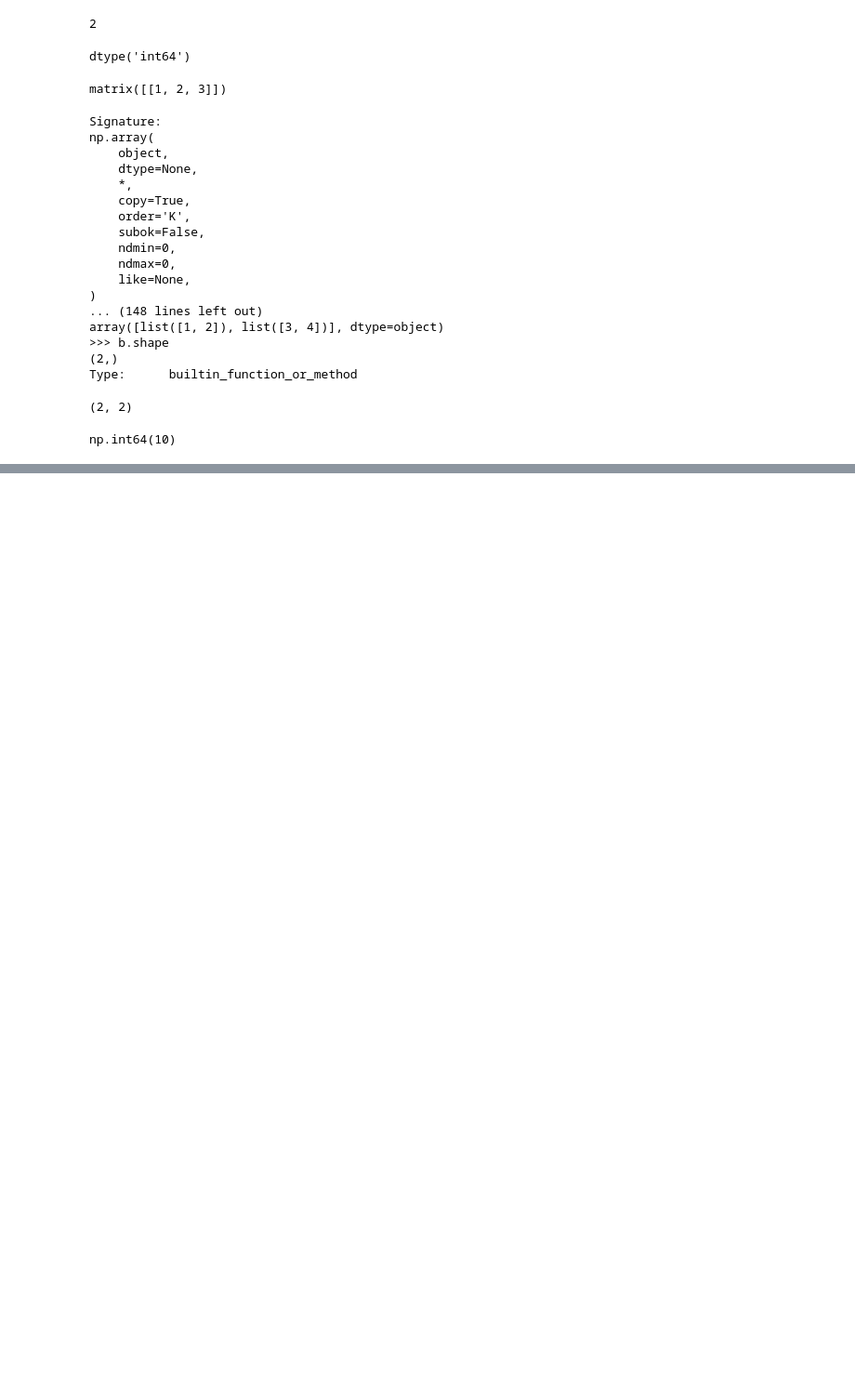
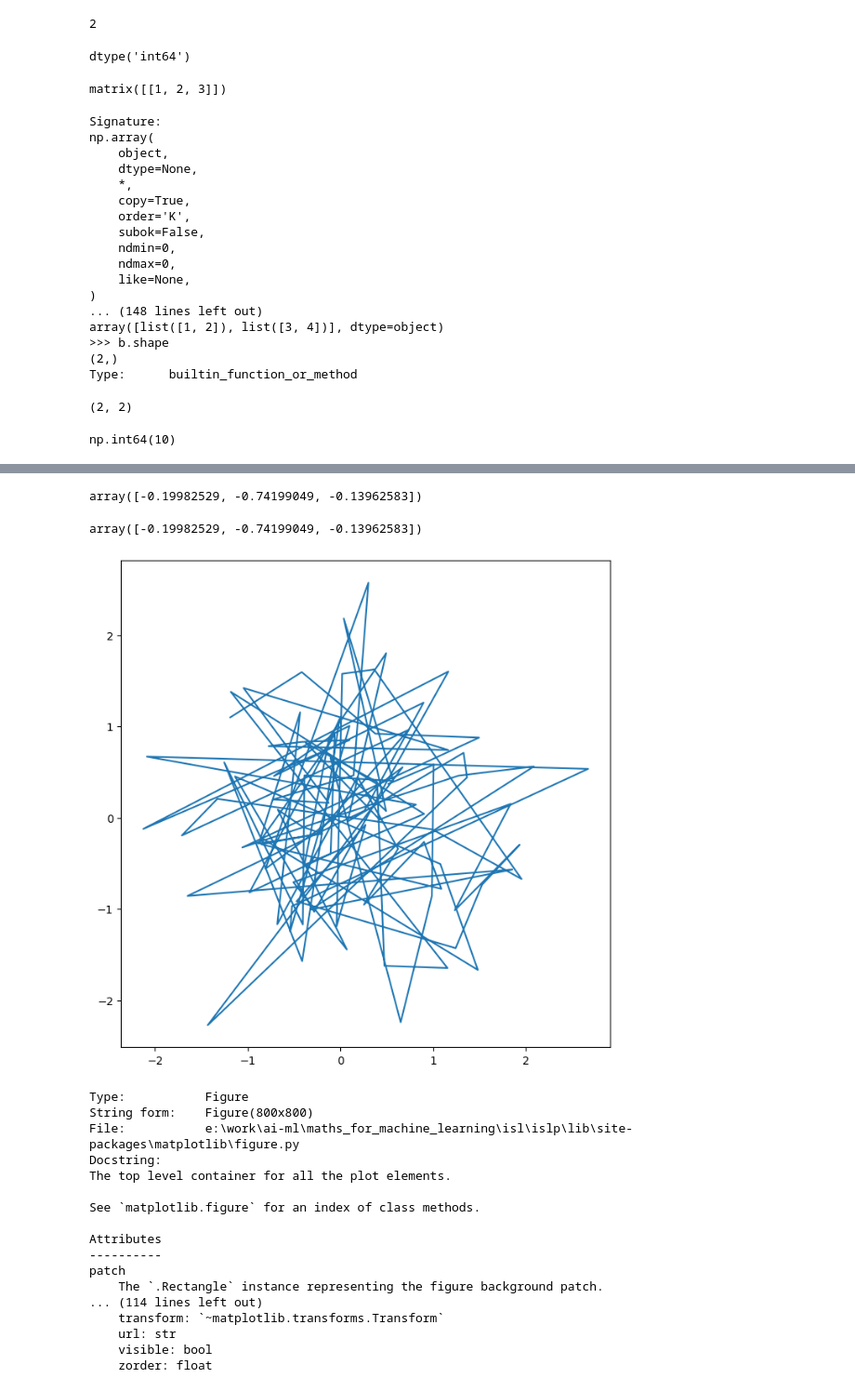
Before and after one commit to Tanmay-yadav/AI-ML, a Jupyter notebook: MATHS_FOR_MACHINE_LEARNING/ISL/Chapter-2/introduction.ipynb, the cells around one changed output, grey strips where cells are left out. Shown at 93% size. Saved outputs shown, nothing was run; the diff lists cells and outputs as text; code cells hidden in the pictures; blank space fills up the shorter version.

```diff
--- a/MATHS_FOR_MACHINE_LEARNING/ISL/Chapter-2/introduction.ipynb
+++ b/MATHS_FOR_MACHINE_LEARNING/ISL/Chapter-2/introduction.ipynb
@@ -236,0 +267,5 @@ np.int64(10)
+# %%
+rng =np.random.default_rng(1303)
+print(rng.normal(scale=5,size=2))
+rng2 =np.random.default_rng(1303)
+print(rng2.normal(scale=5,size=2))
@@ -236,0 +319,34 @@ np.int64(10)
+# %%
+X.mean(axis=0)
+# %% [output]
+array([-0.19982529, -0.74199049, -0.13962583])
+# %%
+X.mean(0)
+# %% [output]
+array([-0.19982529, -0.74199049, -0.13962583])
+# %%
+from matplotlib.pyplot import subplots
+fig,ax=subplots(figsize=(8,8))
+x=rng.standard_normal(100)
+y=rng.standard_normal(100)
+ax.plot(x,y)
+fig?
+# %% [output]
+[figure, added]
+Type:           Figure
+String form:    Figure(800x800)
+File:           e:\work\ai-ml\maths_for_machine_learning\isl\islp\lib\site-packages\matplotlib\figure.py
+Docstring:
+The top level container for all the plot elements.
+
+See `matplotlib.figure` for an index of class methods.
+
+Attributes
+----------
+patch
+    The `.Rectangle` instance representing the figure background patch.
+... (114 lines left out)
+    transform: `~matplotlib.transforms.Transform`
+    url: str
+    visible: bool
+    zorder: float
```
Also changed, not shown: parts of 29 cells of this notebook, 3 other files.
